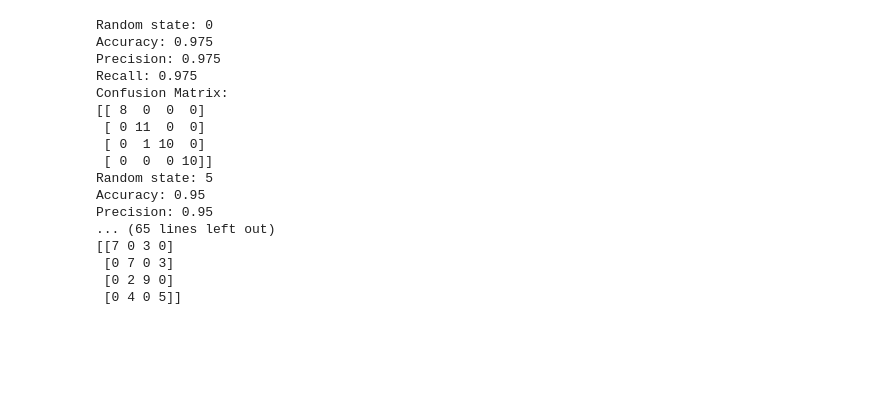
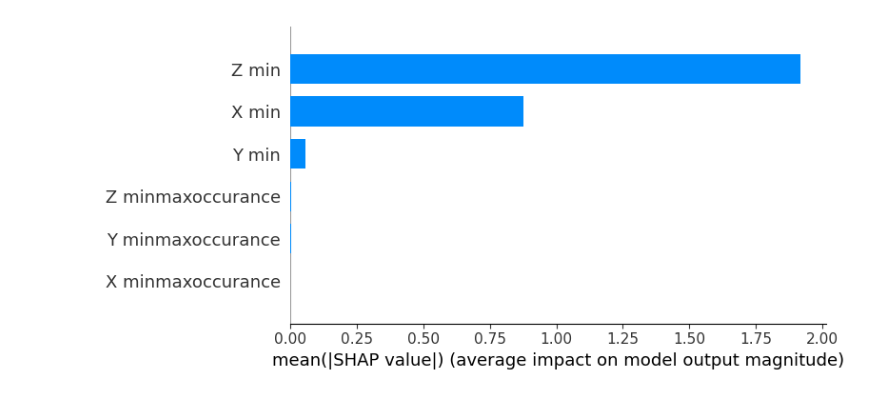
Before and after one commit to HMI2-Research-Group/PIP-Summer-School, a Jupyter notebook: OurCS@DFW workshop_v1.ipynb, the cells around one changed output. Saved outputs shown, nothing was run; the diff lists cells and outputs as text; code cells hidden in the pictures; blank space fills up the shorter version.

```diff
--- a/OurCS@DFW workshop_v1.ipynb
+++ b/OurCS@DFW workshop_v1.ipynb
@@ -83,7 +86,16 @@ Confusion Matrix:
  [ 0  0  0 10]]
+# %%
+explainer = shap.Explainer(clf, np.array(X_train))
+shap_values = explainer.shap_values(np.array(X_test))
+# Plot bar plot
+feature_names = ['X minmaxoccurance', 'Z minmaxoccurance', 'Y minmaxoccurance', 'X min', 'Z min', 'Y min']
+target_names = ['Down', 'Up', 'Left', 'Right']
+shap.summary_plot(shap_values[1], X_test, plot_type="bar", feature_names=feature_names, class_names=target_names)
+# %% [output]
+[figure, added]
 # %%
-low_acc = 1.0
-for my_random_state in range(0,100000,1):
+perfect_acc = 1.0
+for my_random_state in range(0,1000000,1):
     X_train, X_test, y_train, y_test = train_test_split(x , y, test_size=0.25, random_state=my_random_state)
     #Create a svm Classifier
     clf = svm.SVC(kernel='linear') # Linear Kernel
@@ -96,8 +108,8 @@ for my_random_state in range(0,100000,1):
 
     # Model Accuracy: how often is the classifier correct?
     acc = metrics.accuracy_score(y_test, y_pred)
-    if acc < low_acc:
-        low_acc = acc
+    if acc < perfect_acc:
+        perfect_acc = acc
         if acc != 1.0:
             print("Random state:", my_random_state)
             print("Accuracy:",metrics.accuracy_score(y_test, y_pred))
@@ -105,24 +117,6 @@ for my_random_state in range(0,100000,1):
             print("Recall:",metrics.recall_score(y_test, y_pred,  average='micro'))
             print("Confusion Matrix:")
             print(confusion_matrix(y_test, y_pred))
-# %% [output]
-Random state: 0
-Accuracy: 0.975
-Precision: 0.975
-Recall: 0.975
-Confusion Matrix:
-[[ 8  0  0  0]
- [ 0 11  0  0]
- [ 0  1 10  0]
- [ 0  0  0 10]]
-Random state: 5
-Accuracy: 0.95
-Precision: 0.95
-... (65 lines left out)
-[[7 0 3 0]
- [0 7 0 3]
- [0 2 9 0]
- [0 4 0 5]]
 # %%
 from sklearn import metrics
 
```
Also changed, not shown: parts of 6 cells of this notebook, 11 other files.
